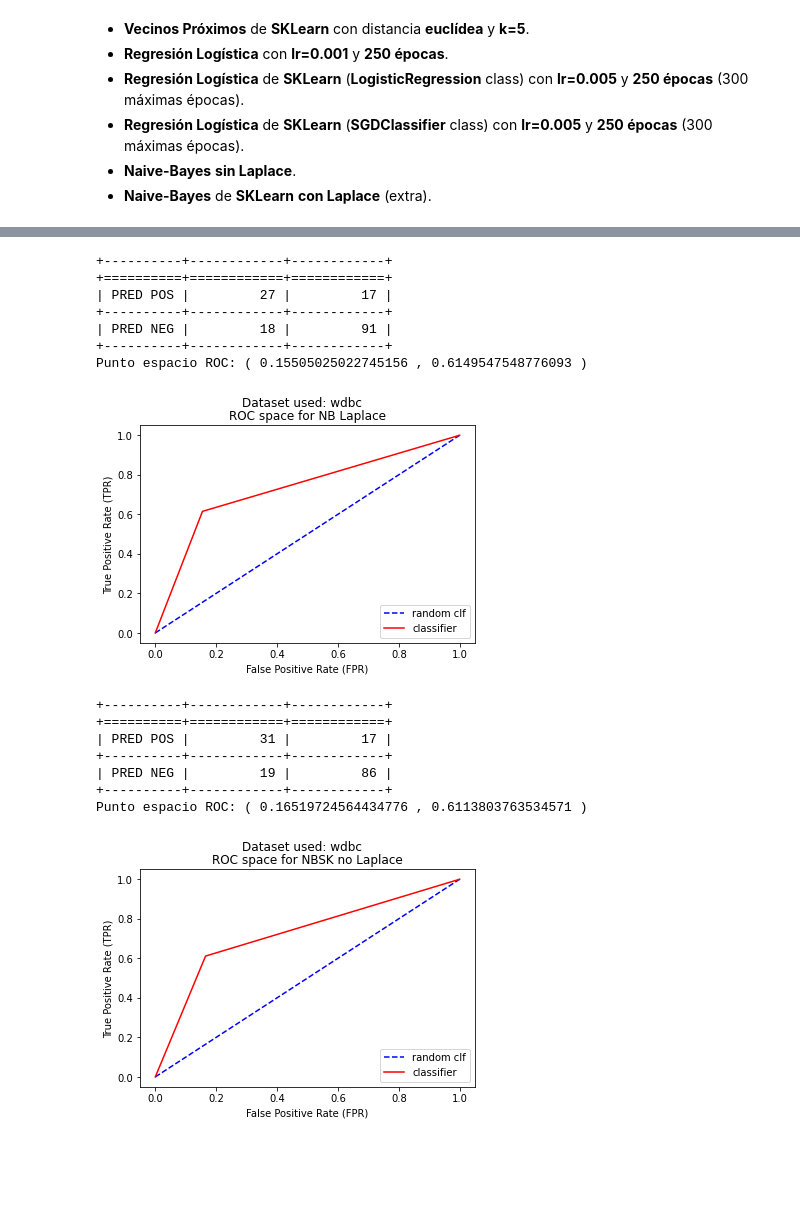
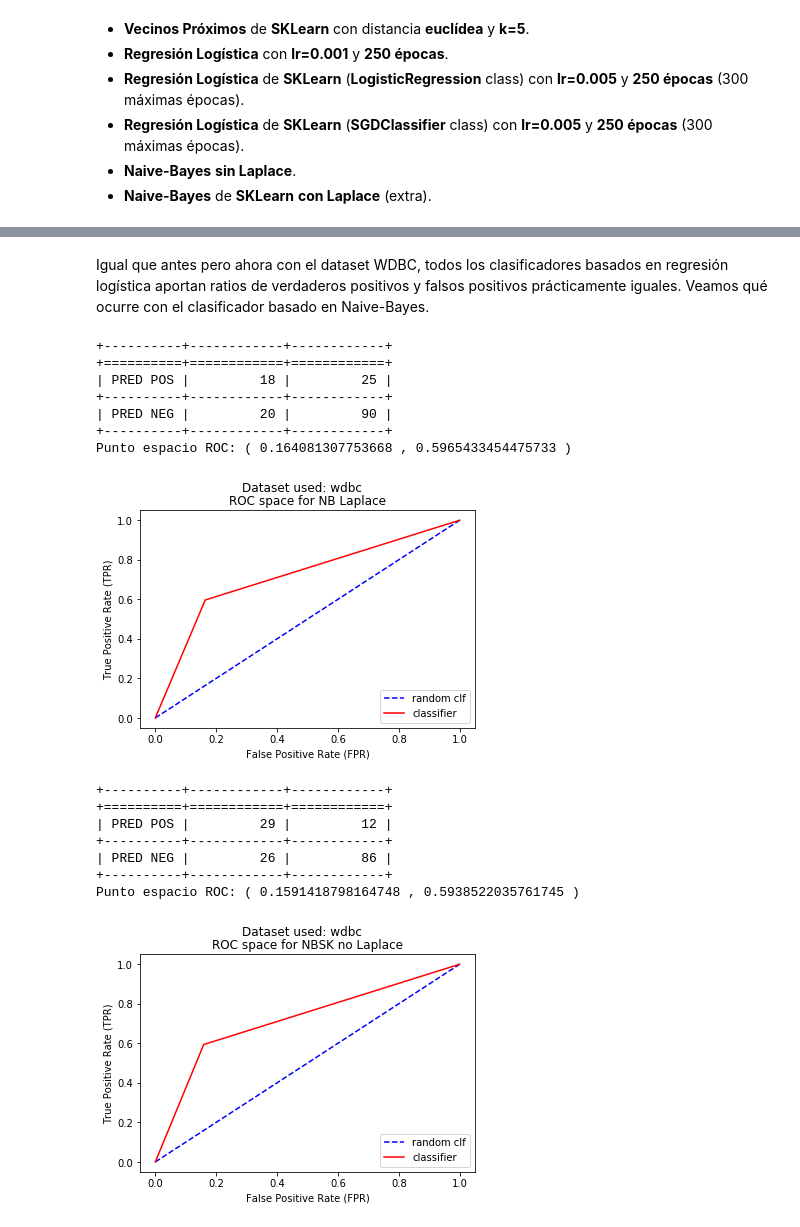
Before and after one commit to AlejandroSantorum/MachineLearning_Assignments, a Jupyter notebook: Assignment2/test_KNN-LR.ipynb, the cells around one changed output, grey strips where cells are left out. Cells and saved outputs as stored; diff of their text form; code cells hidden in the pictures; blank space fills up the shorter version.

```diff
--- a/Assignment2/test_KNN-LR.ipynb
+++ b/Assignment2/test_KNN-LR.ipynb
@@ -1570,29 +1624,31 @@ Punto espacio ROC: ( 0.11386951914011414 , 0.5740201174486889 )
+# %% [markdown]
+Igual que antes pero ahora con el dataset WDBC, todos los clasificadores basados en regresión logística aportan ratios de verdaderos positivos y falsos positivos prácticamente iguales. Veamos qué ocurre con el clasificador basado en Naive-Bayes.
 # %%
-NB = Clasificador.ClasificadorNaiveBayes(laplace=True)
+NB = Clasificador.ClasificadorNaiveBayes(laplace=False)
 strat = EstrategiaParticionado.ValidacionCruzada(5)
 fpr, tpr = ROC_Analysis(db_pid, NB, strat)
 plot_ROC(fpr, tpr, clf_name='NB Laplace', dataset_name='wdbc')
 # %% [output]
 +----------+------------+------------+
 +==========+============+============+
-| PRED POS |         27 |         17 |
+| PRED POS |         18 |         25 |
 +----------+------------+------------+
-| PRED NEG |         18 |         91 |
+| PRED NEG |         20 |         90 |
 +----------+------------+------------+
-Punto espacio ROC: ( 0.15505025022745156 , 0.6149547548776093 )
+Punto espacio ROC: ( 0.164081307753668 , 0.5965433454475733 )
-[figure, old version]
+[figure, new version]
 # %%
-NBSK_noLaplace = Clasificador.ClasificadorNaiveBayesSK(laplace=False)
+NBSK = Clasificador.ClasificadorNaiveBayesSK(laplace=True)
 strat = EstrategiaParticionado.ValidacionCruzada(5)
-fpr, tpr = ROC_Analysis(db_pid, NB_noLaplace, strat)
+fpr, tpr = ROC_Analysis(db_pid, NBSK, strat)
 plot_ROC(fpr, tpr, clf_name='NBSK no Laplace', dataset_name='wdbc')
 # %% [output]
 +----------+------------+------------+
 +==========+============+============+
-| PRED POS |         31 |         17 |
+| PRED POS |         29 |         12 |
 +----------+------------+------------+
-| PRED NEG |         19 |         86 |
+| PRED NEG |         26 |         86 |
 +----------+------------+------------+
-Punto espacio ROC: ( 0.16519724564434776 , 0.6113803763534571 )
+Punto espacio ROC: ( 0.1591418798164748 , 0.5938522035761745 )
-[figure, old version]
+[figure, new version]
 # %% [markdown]
```
Also changed, not shown: parts of 122 cells of this notebook, 4 other files.
